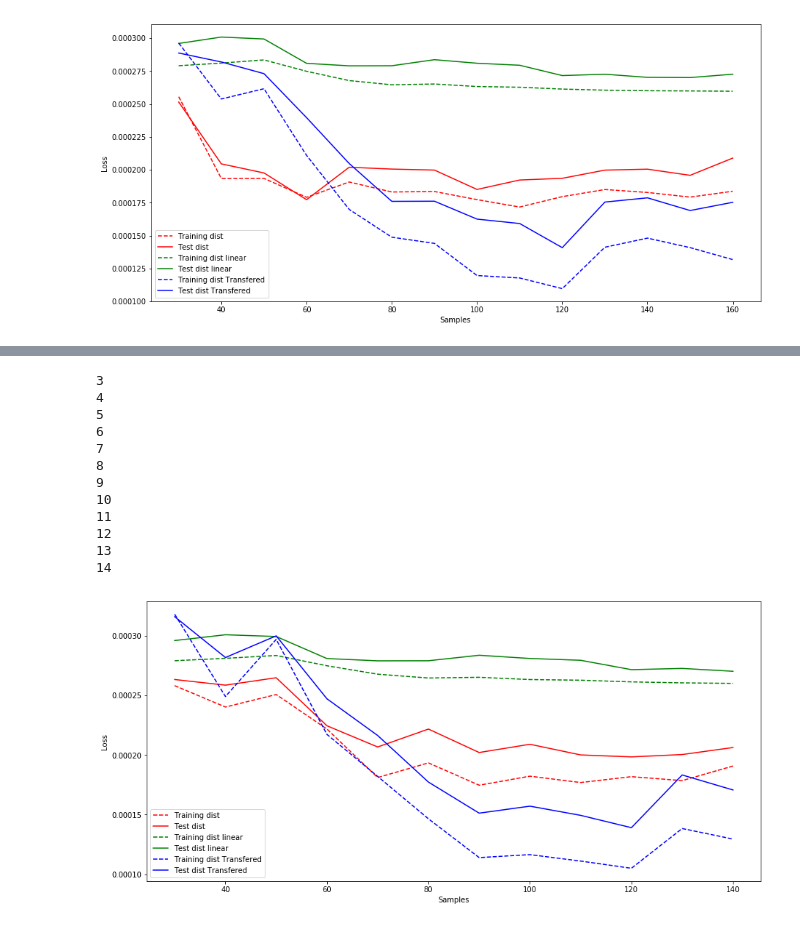
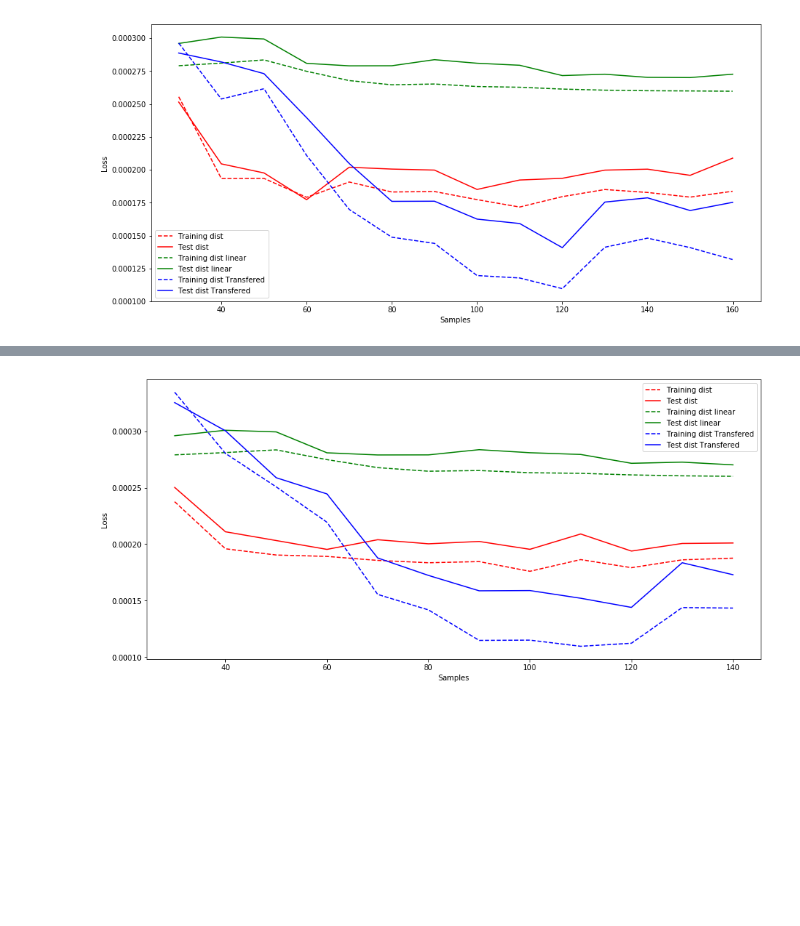
Before and after one commit to AydarAkhmetzyanov/Deep-Learning-based-cable-driven-robot-kinematics--error-compensation-with-Transfer-Learning, a Jupyter notebook: RealDataTransferLearning.ipynb, the cells around one changed output, grey strips where cells are left out. Drawn from its saved outputs; the diff is of its cells as text; code cells hidden in the pictures; blank space fills up the shorter version.

```diff
--- a/RealDataTransferLearning.ipynb
+++ b/RealDataTransferLearning.ipynb
@@ -173,6 +173,7 @@ def baseline_model(activation='sigmoid'):
     model.add(Dense(3, kernel_initializer='normal'))
     model.compile(loss='mean_squared_error', optimizer='adam',metrics=['mean_squared_error'])
     return model
+modelNew = baseline_model(activation='sigmoid')
 
 fromepochs=400
 toepochs=7000
@@ -296,18 +297,18 @@ plt_err2_transferred=[]
 numsamples=[]
 
 
-for numsample in range(2, 11):
+for numsample in range(3, 16):
     print(numsample)
     modelTransferred = keras.models.load_model('sim_model.h5')
     model_linear = LinearRegression()
 
-    modelNew.fit(X_train[0:numsample*10],y_train[0:numsample*10],epochs=200 + round(numsample*400),batch_size=numsample, verbose=0)
+    modelNew.fit(X_train[0:numsample*10],y_train[0:numsample*10],epochs=1000 + round(numsample*500),batch_size=numsample, verbose=0)
     pred1=modelNew.predict(X_train)
     pred2=modelNew.predict(X_test)
     err1=mean_squared_error(pred1,y_train)
     err2=mean_squared_error(pred2,y_test)
 
-    modelTransferred.fit(X_train[0:numsample*10],y_train[0:numsample*10],epochs=200 + round(numsample*400),batch_size=numsample, verbose=0)
+    modelTransferred.fit(X_train[0:numsample*10],y_train[0:numsample*10],epochs=1000 + round(numsample*500),batch_size=numsample, verbose=0)
     pred1=modelTransferred.predict(X_train)
     pred2=modelTransferred.predict(X_test)
     err3=mean_squared_error(pred1,y_train)
@@ -357,73 +362,17 @@ plt.show()
 # %%
-from sklearn.linear_model import LinearRegression
-
-plt_err1=[]
-plt_err2=[]
-plt_err1_linear=[]
-plt_err2_linear=[]
-plt_err1_transferred=[]
-plt_err2_transferred=[]
-numsamples=[]
-
-
-for numsample in range(3, 16):
-    print(numsample)
-    modelTransferred = keras.models.load_model('sim_model.h5')
-    model_linear = LinearRegression()
-
-    modelNew.fit(X_train[0:numsample*10],y_train[0:numsample*10],epochs=800 + round(numsample*500),batch_size=numsample, verbose=0)
-    pred1=modelNew.predict(X_train)
-    pred2=modelNew.predict(X_test)
-    err1=mean_squared_error(pred1,y_train)
-    err2=mean_squared_error(pred2,y_test)
-
-    modelTransferred.fit(X_train[0:numsample*10],y_train[0:numsample*10],epochs=800 + round(numsample*500),batch_size=numsample, verbose=0)
-    pred1=modelTransferred.predict(X_train)
-    pred2=modelTransferred.predict(X_test)
-    err3=mean_squared_error(pred1,y_train)
-    err4=mean_squared_error(pred2,y_test)
-
-    model_linear.fit(X_train[0:numsample*10],y_train[0:numsample*10])
-    pred1=model_linear.predict(X_train)
-    pred2=model_linear.predict(X_test)
-    err5=mean_squared_error(pred1,y_train)
-    err6=mean_squared_error(pred2,y_test)
-
-    plt_err1.append(err1)
-    plt_err2.append(err2)
-
-    plt_err1_transferred.append(err3)
-    plt_err2_transferred.append(err4)
-
-    plt_err1_linear.append(err5)
-    plt_err2_linear.append(err6)
-
-    numsamples.append(numsample*10)
 
 plt.plot(numsamples,plt_err1,'r--',label="Training dist")
 plt.plot(numsamples,plt_err2,'r',label="Test dist")
 
 plt.plot(numsamples,plt_err1_linear,'g--',label="Training dist linear")
 plt.plot(numsamples,plt_err2_linear,'g',label="Test dist linear")
 
 plt.plot(numsamples,plt_err1_transferred,'b--',label="Training dist Transfered")
 plt.plot(numsamples,plt_err2_transferred,'b',label="Test dist Transfered")
 
 plt.xlabel('Samples')
 plt.ylabel('Loss')
 plt.legend()
 plt.show()
 # %% [output]
-3
-4
-5
-6
-7
-8
-9
-10
-11
-12
-13
-14
-[figure, old version]
+[figure, new version]
```
Also changed, not shown: parts of 2 cells of this notebook, 29 other files.
